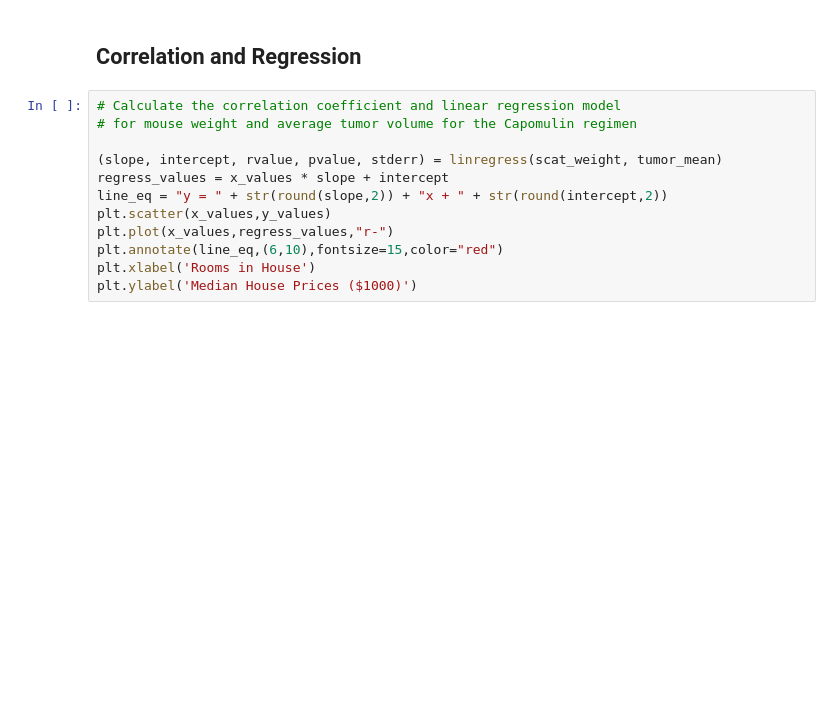
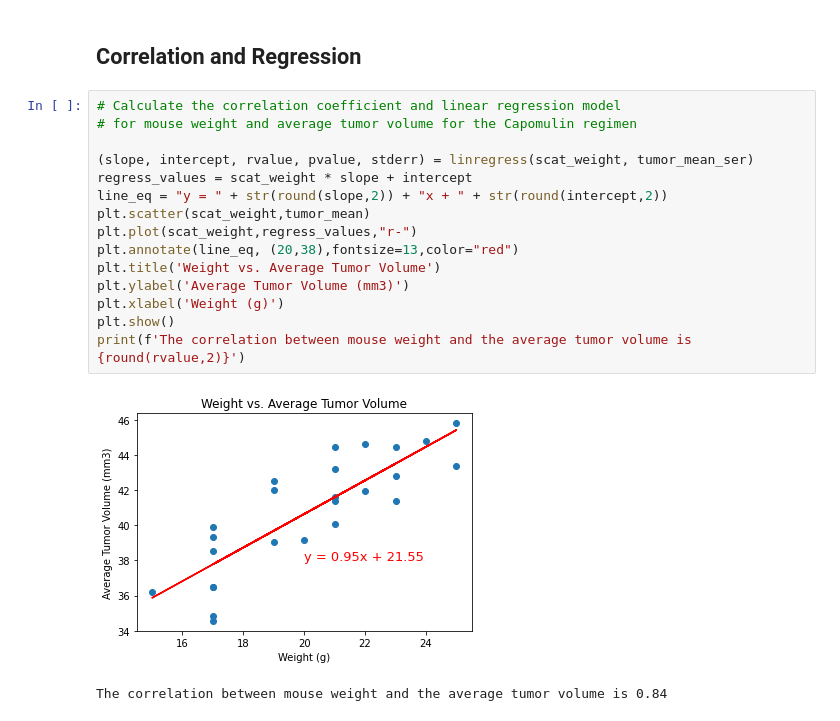
Before and after one commit to JohnShuford/Matplotlib-Challenge, a Jupyter notebook: Pymaceuticals/pymaceuticals.ipynb, the cells around one changed output. Drawn from its saved outputs; the diff is of its cells as text; blank space fills up the shorter version.

```diff
--- a/Pymaceuticals/pymaceuticals.ipynb
+++ b/Pymaceuticals/pymaceuticals.ipynb
@@ -292,12 +293,18 @@ plt.show()
 # %%
 # Calculate the correlation coefficient and linear regression model
 # for mouse weight and average tumor volume for the Capomulin regimen
 
-(slope, intercept, rvalue, pvalue, stderr) = linregress(scat_weight, tumor_mean)
-regress_values = x_values * slope + intercept
+(slope, intercept, rvalue, pvalue, stderr) = linregress(scat_weight, tumor_mean_ser)
+regress_values = scat_weight * slope + intercept
 line_eq = "y = " + str(round(slope,2)) + "x + " + str(round(intercept,2))
-plt.scatter(x_values,y_values)
-plt.plot(x_values,regress_values,"r-")
-plt.annotate(line_eq,(6,10),fontsize=15,color="red")
-plt.xlabel('Rooms in House')
-plt.ylabel('Median House Prices ($1000)')
+plt.scatter(scat_weight,tumor_mean)
+plt.plot(scat_weight,regress_values,"r-")
+plt.annotate(line_eq, (20,38),fontsize=13,color="red")
+plt.title('Weight vs. Average Tumor Volume')
+plt.ylabel('Average Tumor Volume (mm3)')
+plt.xlabel('Weight (g)')
+plt.show()
+print(f'The correlation between mouse weight and the average tumor volume is {round(rvalue,2)}')
+# %% [output]
+[figure, added]
+The correlation between mouse weight and the average tumor volume is 0.84
```
Also changed, not shown: parts of 4 cells of this notebook.
